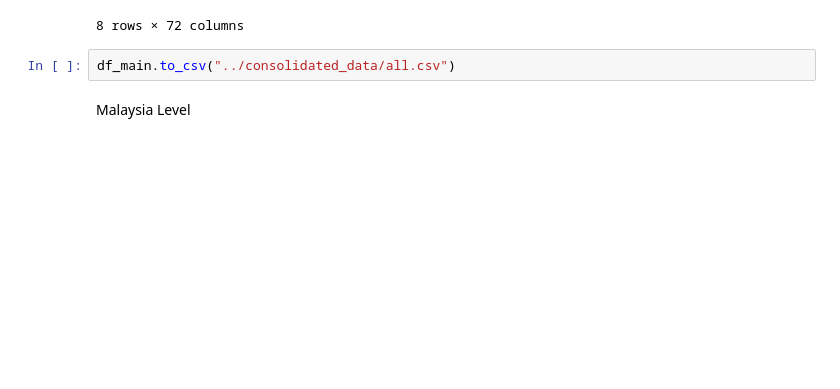
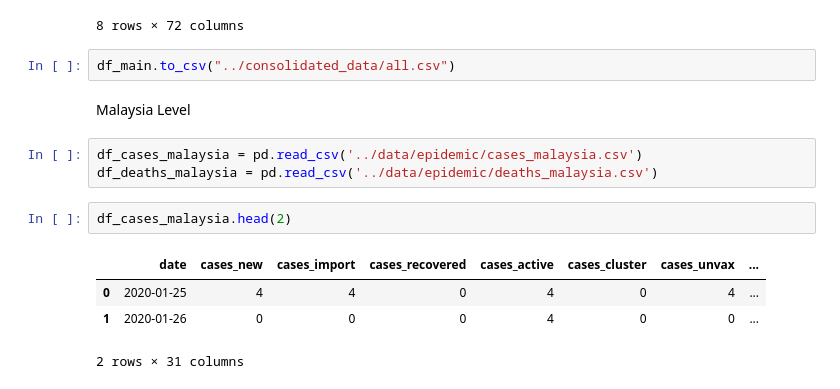
Before and after one commit to MarcusO17/5011-cem-ml, a Jupyter notebook: notebooks/dataset_consolidation.ipynb, the cells around one changed output. Drawn from its saved outputs; the diff is of its cells as text; blank space fills up the shorter version.

```diff
--- a/notebooks/dataset_consolidation.ipynb
+++ b/notebooks/dataset_consolidation.ipynb
@@ -183,3 +183,13 @@ df_main.describe()
 df_main.to_csv("../consolidated_data/all.csv")
 # %% [markdown]
 Malaysia Level
+# %%
+df_cases_malaysia = pd.read_csv('../data/epidemic/cases_malaysia.csv')
+df_deaths_malaysia = pd.read_csv('../data/epidemic/deaths_malaysia.csv')
+# %%
+df_cases_malaysia.head(2)
+# %% [output]
+|  | date | cases_new | cases_import | cases_recovered | cases_active | cases_cluster | cases_unvax | ... |
+| 0 | 2020-01-25 | 4 | 4 | 0 | 4 | 0 | 4 | ... |
+| 1 | 2020-01-26 | 0 | 0 | 0 | 4 | 0 | 0 | ... |
+2 rows × 31 columns
```
Also changed, not shown: parts of 8 cells of this notebook, 2 other files.
